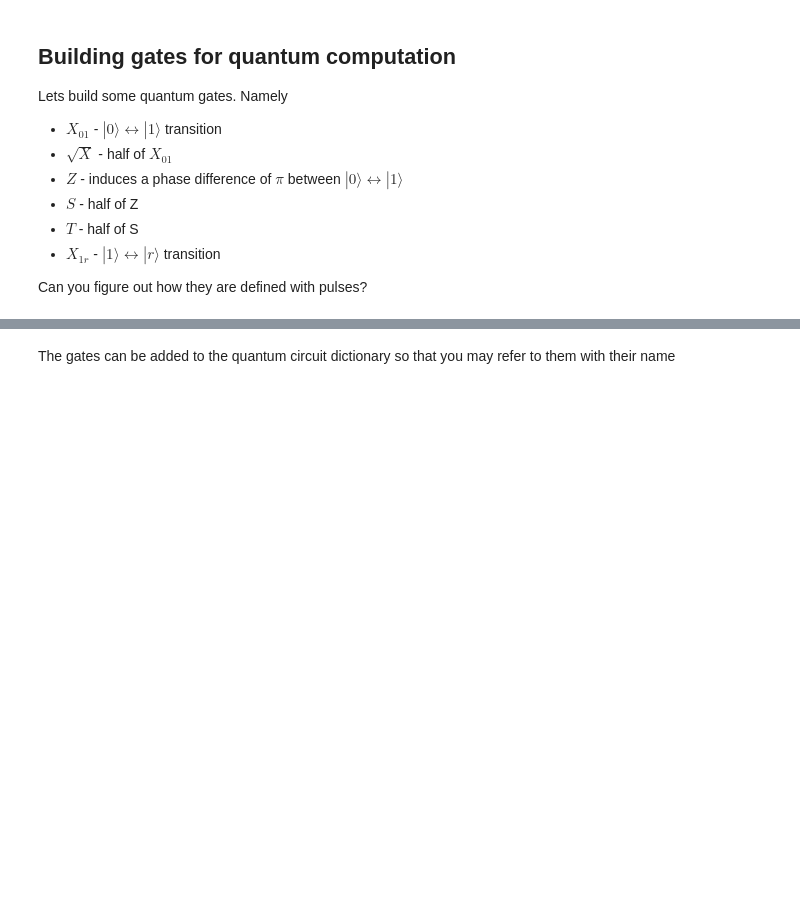
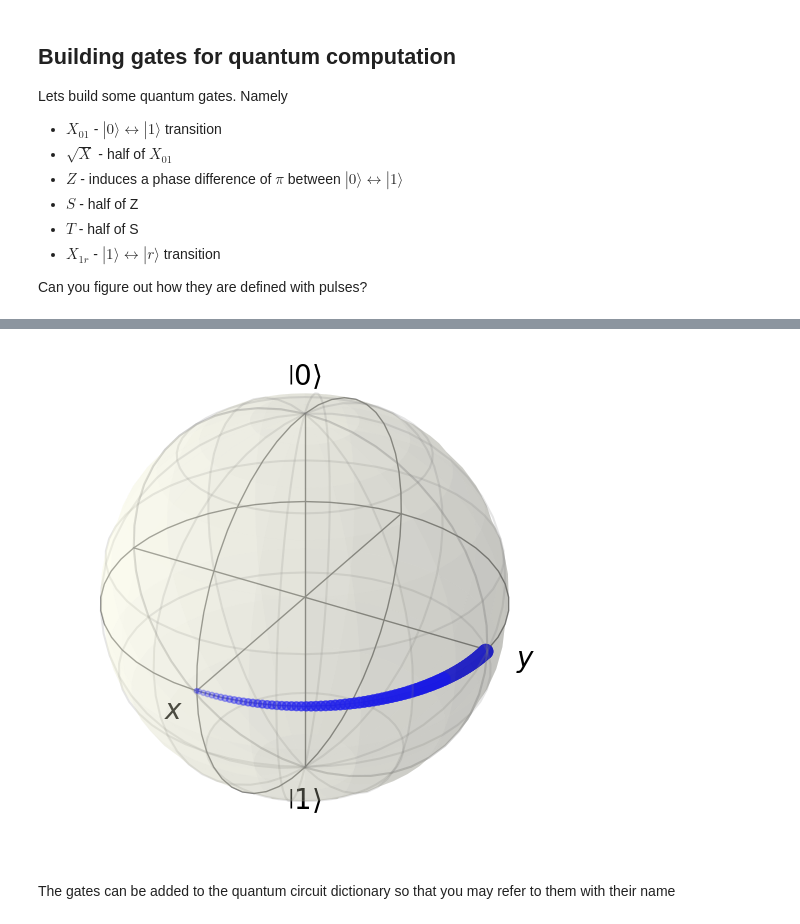
Before and after one commit to Rualito/-KAT-RSP-Workshop2023, a Jupyter notebook: code/workshop.ipynb, the cells around one changed output, grey strips where cells are left out. Saved outputs shown, nothing was run; the diff lists cells and outputs as text; code cells hidden in the pictures; blank space fills up the shorter version.

```diff
--- a/code/workshop.ipynb
+++ b/code/workshop.ipynb
@@ -273,0 +284,11 @@ gateX1r.new_channel('ryd', ('1', 'r'))
+# %%
+gateS = PulsedGate() # sqrt of Z
+gateS.new_channel('clock', ('0', '1'))
+# Start of gate S
+gateS.add_pulse(pulse=const_amplitude('01', amplitude=0, detuning=1/2*np.pi),
+                channel='clock', target=0)
+# end of gate S
+ket_plus = (ket('0', 3) + ket('1', 3))/np.sqrt(2)
+show_pulse_on_bloch(gateS, starting_state=ket_plus)
+# %% [output]
+[figure, added]
```
Also changed, not shown: parts of 14 cells of this notebook, 1 other file.
